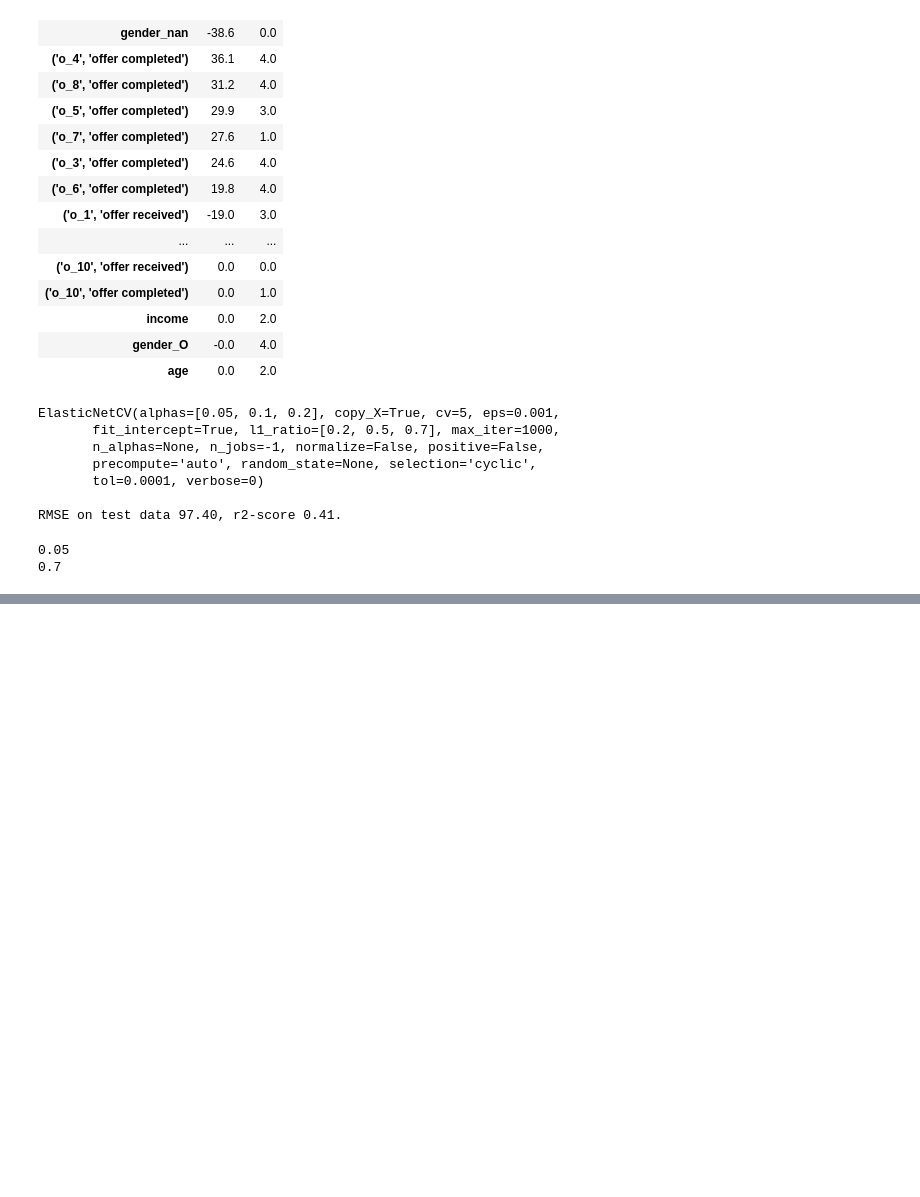
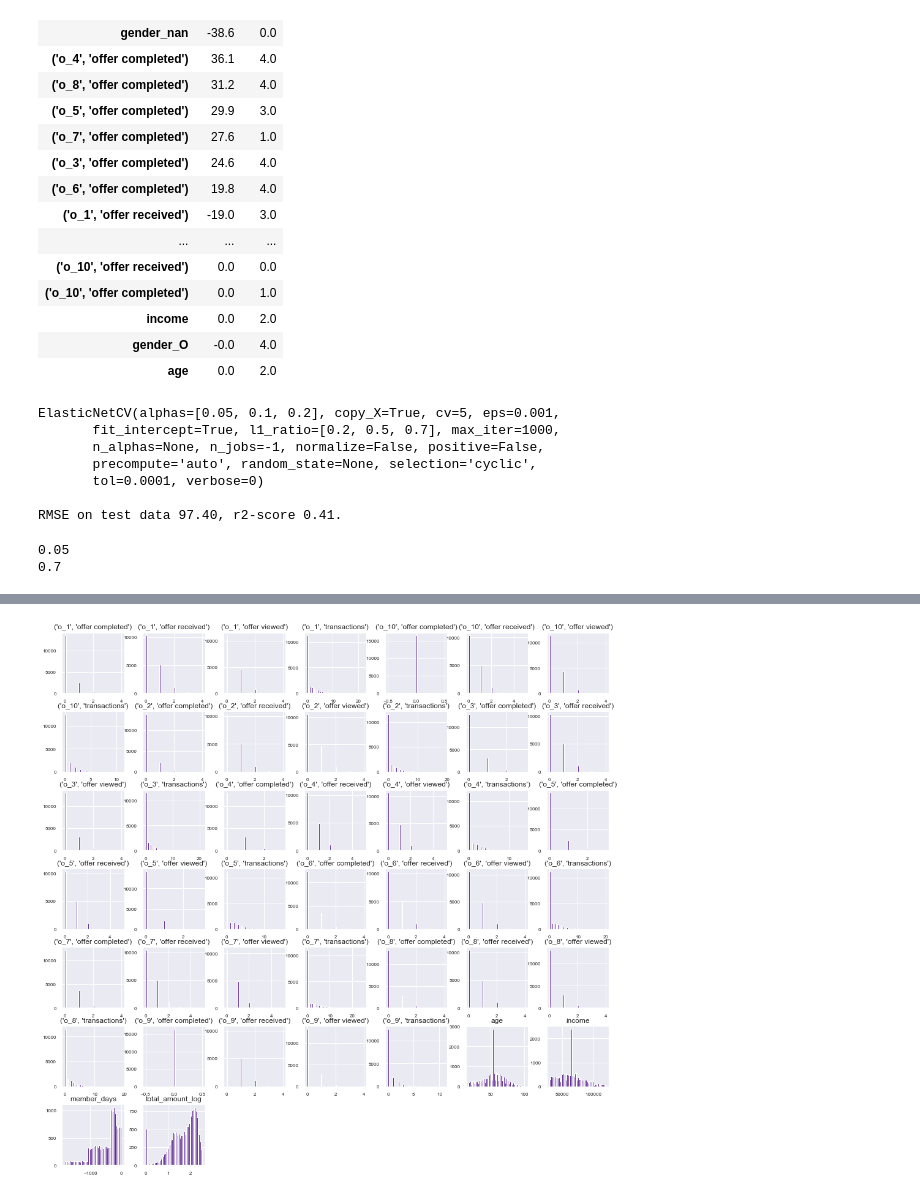
Before and after one commit to rbuerki/segmentation-challenge-starbucks, a Jupyter notebook: 3-regression.ipynb, the cells around one changed output, grey strips where cells are left out. Drawn from its saved outputs; the diff is of its cells as text; code cells hidden in the pictures; blank space fills up the shorter version.

```diff
--- a/3-regression.ipynb
+++ b/3-regression.ipynb
@@ -218,0 +301,5 @@ print(model.l1_ratio_)
+# %%
+# check results
+EDA.plot_num_hist(profile)
+# %% [output]
+[figure, added]
```
Also changed, not shown: parts of 11 cells of this notebook.
